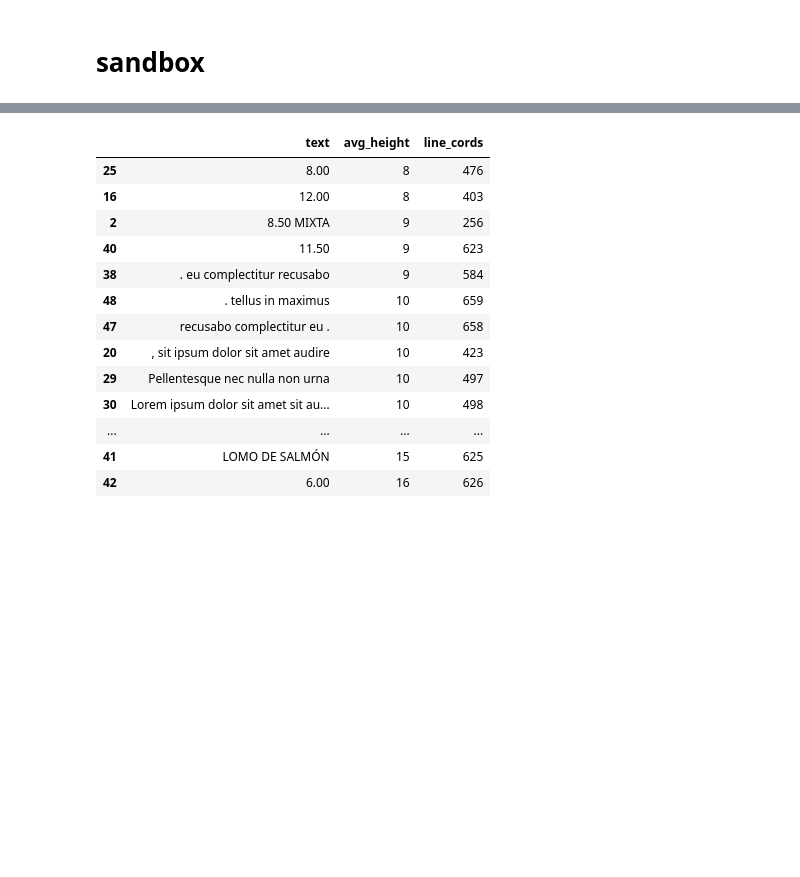
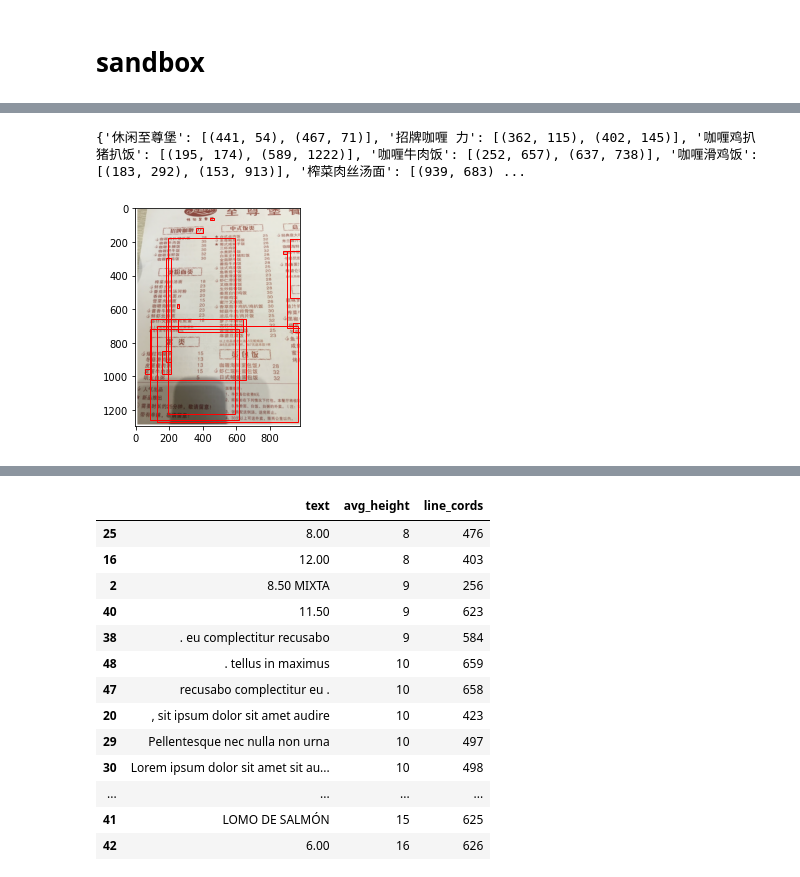
Before and after one commit to nguyenngocyennga/menu_me, a Jupyter notebook: notebooks/alan_apis_and_menu_stripper_workbook.ipynb, the cells around one changed output, grey strips where cells are left out. Cells and saved outputs as stored; diff of their text form; code cells hidden in the pictures; blank space fills up the shorter version.

```diff
--- a/notebooks/alan_apis_and_menu_stripper_workbook.ipynb
+++ b/notebooks/alan_apis_and_menu_stripper_workbook.ipynb
@@ -446,0 +547,13 @@ text_show_cords(path_start + paths[16])
+# %%
+box_dict = {}
+
+for i, key in enumerate(url_dict.keys()):
+    try:
+        box_dict[key] = [temp_dfs[i].iloc[0]['top_left'],
+                     temp_dfs[i].iloc[-1]['bottom_right']]
+    except IndexError:
+        pass
+
+print(box_dict)
+# %% [output]
+{'休闲至尊堡': [(441, 54), (467, 71)], '招牌咖喱 力': [(362, 115), (402, 145)], '咖喱鸡扒 猪扒饭': [(195, 174), (589, 1222)], '咖喱牛肉饭': [(252, 657), (637, 738)], '咖喱滑鸡饭': [(183, 292), (153, 913)], '榨菜肉丝汤面': [(939, 683) ...
@@ -446,0 +576,4 @@ text_show_cords(path_start + paths[16])
+# %%
+menu_show_boxes(paths[1])
+# %% [output]
+[figure, added]
```
Also changed, not shown: parts of 27 cells of this notebook, 2 other files.
